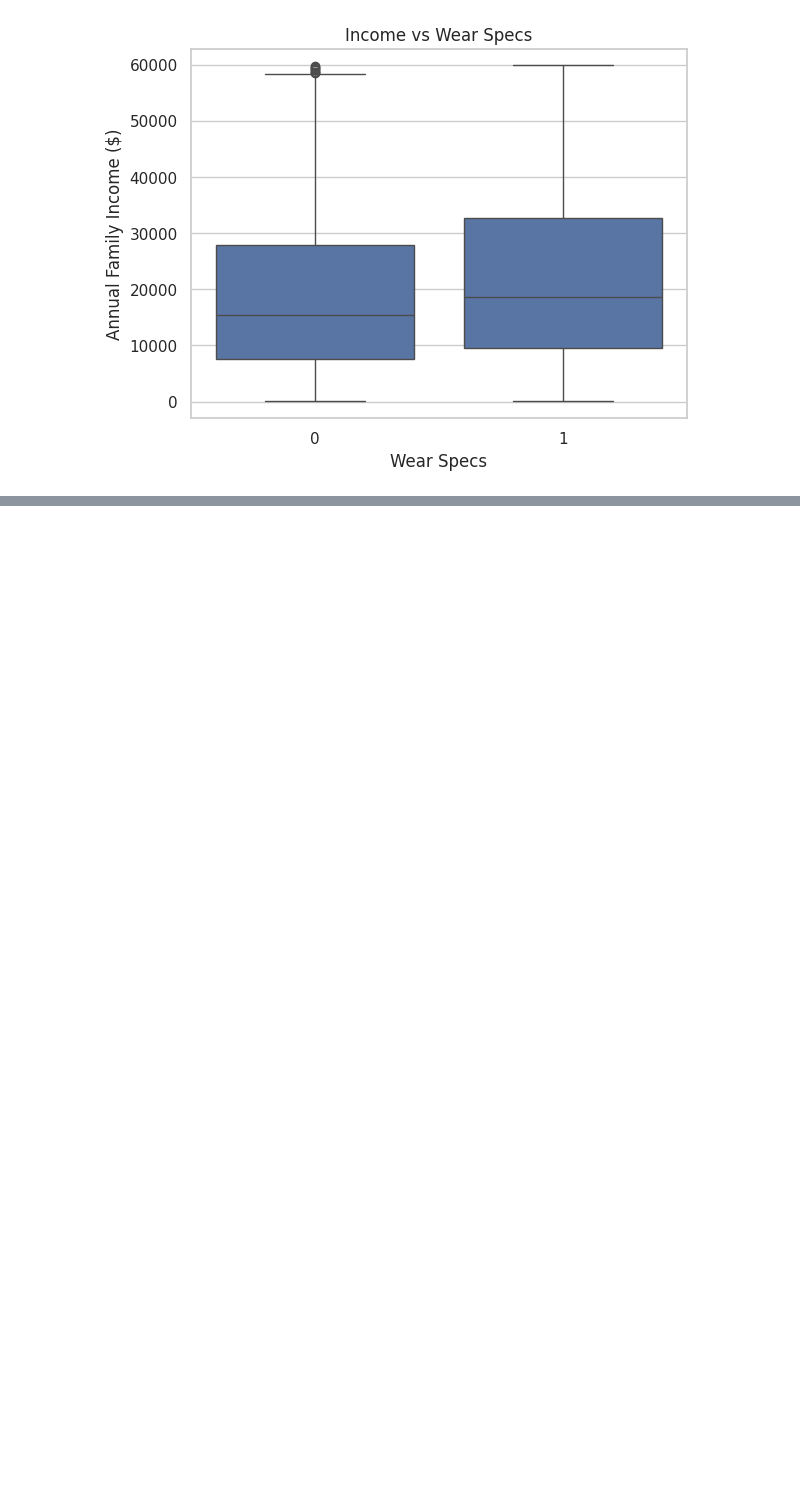
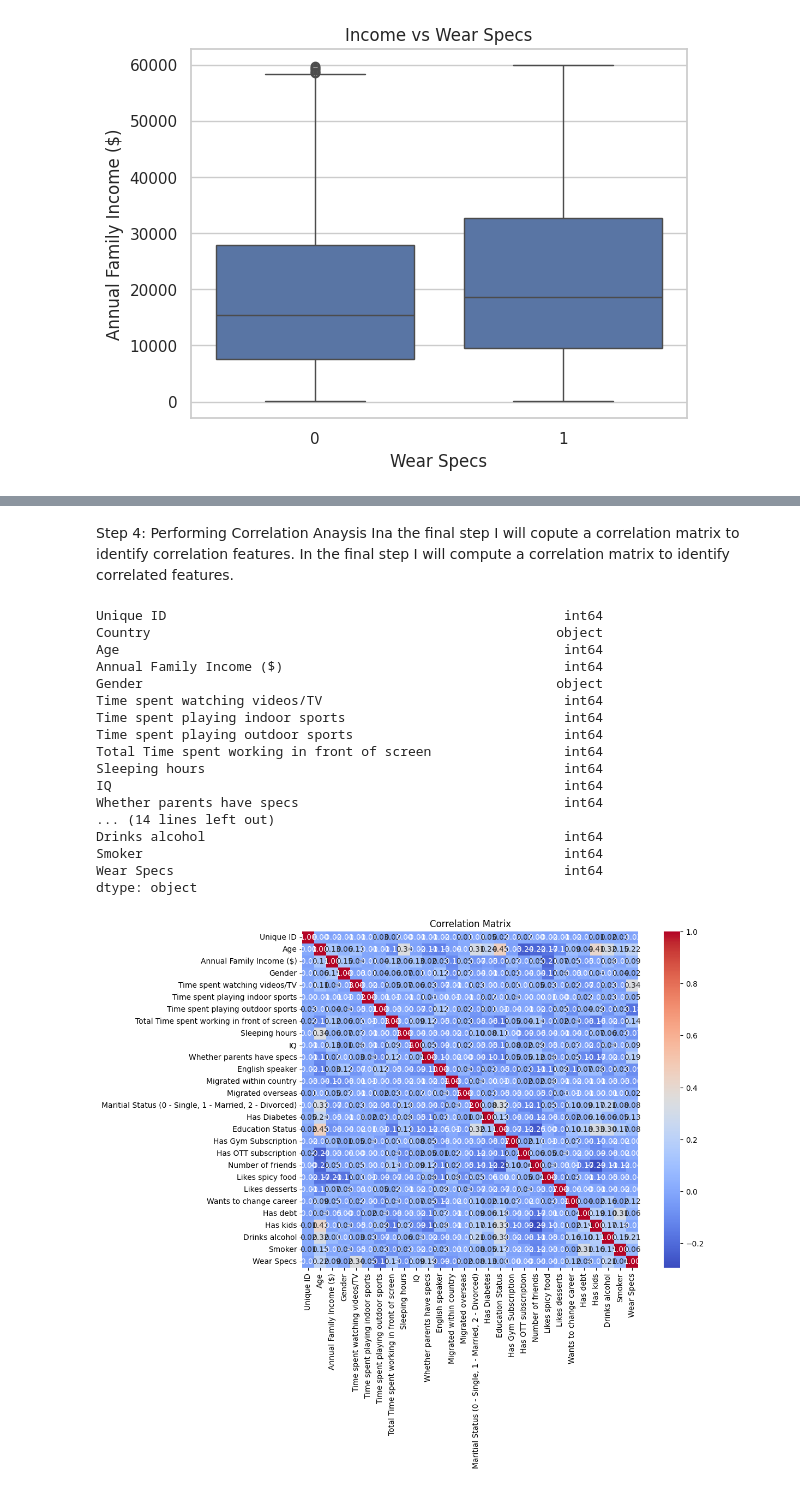
Before and after one commit to MphoPetunia/SpecsSurveyData, a Jupyter notebook: companyproject.ipynb, the cells around one changed output, grey strips where cells are left out. Saved outputs shown, nothing was run; the diff lists cells and outputs as text; code cells hidden in the pictures; blank space fills up the shorter version.

```diff
--- a/companyproject.ipynb
+++ b/companyproject.ipynb
@@ -149,0 +236,52 @@ plt.show()
+# %% [markdown]
+Step 4: Performing Correlation Anaysis
+Ina the final step I will copute a correlation matrix to identify correlation features.
+In the final step I will compute a correlation matrix to identify correlated features.
+# %%
+import pandas as pd
+import seaborn as sns
+import matplotlib.pyplot as plt
+
+data = pd.read_csv('Dots Customer Survey.csv')
+
+# Checking data types
+print(data.dtypes)
+
+# Convert categorical variables to numeric if necessary
+# Example: Convert 'Gender' and 'Education Status' to numeric
+data['Gender'] = data['Gender'].map({'Male': 0, 'Female': 1})
+data['Education Status'] = data['Education Status'].map({'Studying': 0, 'Graduate': 1, 'Dropout': 2})
+
+# Dropping non-numeric columns if not needed for correlation
+data_numeric = data.select_dtypes(include=['float64', 'int64'])
+
+# Handling missing values by dropping rows with NaN values
+data_numeric = data_numeric.dropna()
+
+# Computting the correlation matrix
+correlation_matrix = data_numeric.corr()
+
+# Displaying the correlation matrix using a heatmap
+plt.figure(figsize=(12, 8))
+sns.heatmap(correlation_matrix, annot=True, fmt=".2f", cmap='coolwarm', square=True)
+plt.title('Correlation Matrix')
+plt.show()
+# %% [output]
+Unique ID                                                   int64
+Country                                                    object
+Age                                                         int64
+Annual Family Income ($)                                    int64
+Gender                                                     object
+Time spent watching videos/TV                               int64
+Time spent playing indoor sports                            int64
+Time spent playing outdoor sports                           int64
+Total Time spent working in front of screen                 int64
+Sleeping hours                                              int64
+IQ                                                          int64
+Whether parents have specs                                  int64
+... (14 lines left out)
+Drinks alcohol                                              int64
+Smoker                                                      int64
+Wear Specs                                                  int64
+dtype: object
+[figure, added]
```
Also changed, not shown: parts of 14 cells of this notebook.
